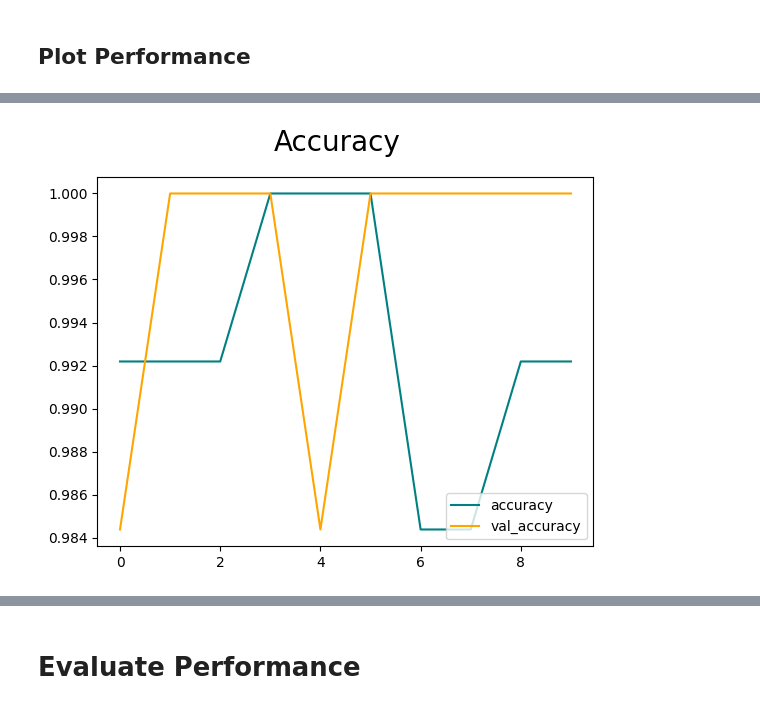
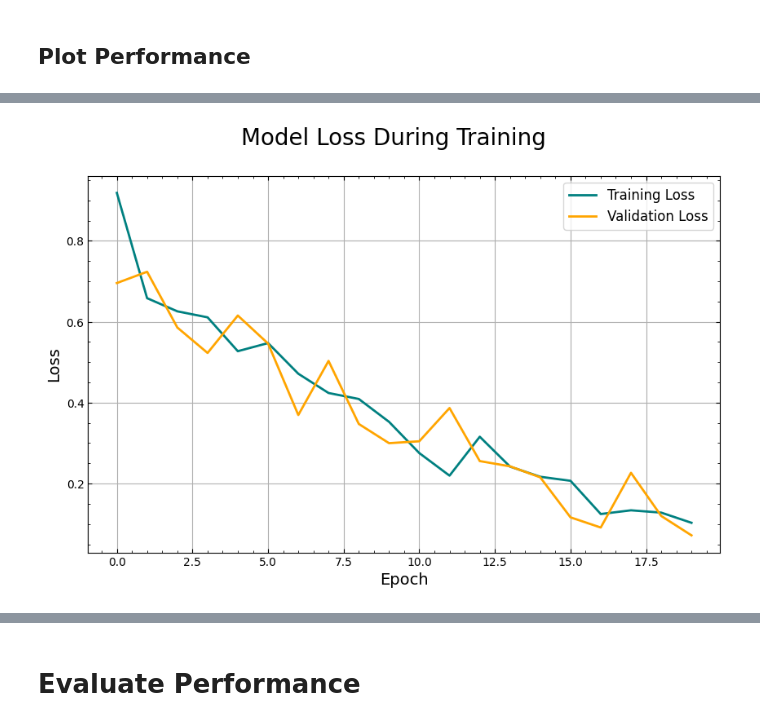
Before and after one commit to EmmanuelPNava/Happy-Sad-Classifier, a Jupyter notebook: HappySadClassifier.ipynb, the cells around one changed output, grey strips where cells are left out. Cells and saved outputs as stored; diff of their text form; code cells hidden in the pictures.

```diff
--- a/HappySadClassifier.ipynb
+++ b/HappySadClassifier.ipynb
@@ -138,5 +126,5 @@ logdir = 'logs'
 # %%
 tensorboard_callback = tf.keras.callbacks.TensorBoard(log_dir=logdir)
 # %%
-hist = model.fit(train, epochs=10, validation_data=val, callbacks=[tensorboard_callback])
+hist = model.fit(train, epochs=20, validation_data=val, callbacks=[tensorboard_callback])
 # %% [output]
@@ -174,9 +150,25 @@ plt.show()
-# %%
-fig = plt.figure()
-plt.plot(hist.history['accuracy'], color='teal', label='accuracy')
-plt.plot(hist.history['val_accuracy'], color='orange', label='val_accuracy')
-fig.suptitle('Accuracy', fontsize=20)
-plt.legend(loc='lower right')
-plt.show()
-# %% [output]
-[figure, removed]
+# %%
+# Create the figure and the line plots
+fig = plt.figure(figsize=(10, 6))
+plt.plot(hist.history['loss'], color='teal', label='Training Loss', linewidth=2)
+plt.plot(hist.history['val_loss'], color='orange', label='Validation Loss', linewidth=2)
+
+# Add title and labels with increased fontsize for better readability
+fig.suptitle('Model Loss During Training', fontsize=20)
+plt.xlabel('Epoch', fontsize=14)
+plt.ylabel('Loss', fontsize=14)
+
+# Add a grid for better readability of the graph
+plt.grid(True)
+
+# Add a legend
+plt.legend(loc='upper right', fontsize=12)
+
+# Add minor ticks
+plt.minorticks_on()
+plt.tick_params(axis='both', which='both', direction='in', top=True, right=True)
+
+# Show the plot
+plt.show()
+# %% [output]
+[figure, added]
```
Also changed, not shown: parts of 12 cells of this notebook.
